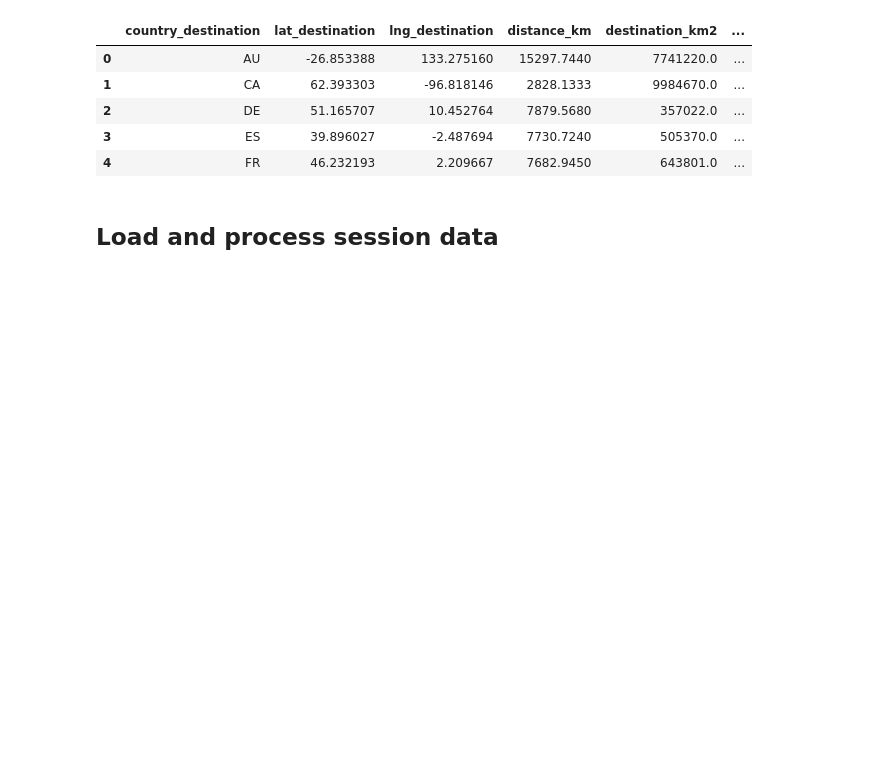
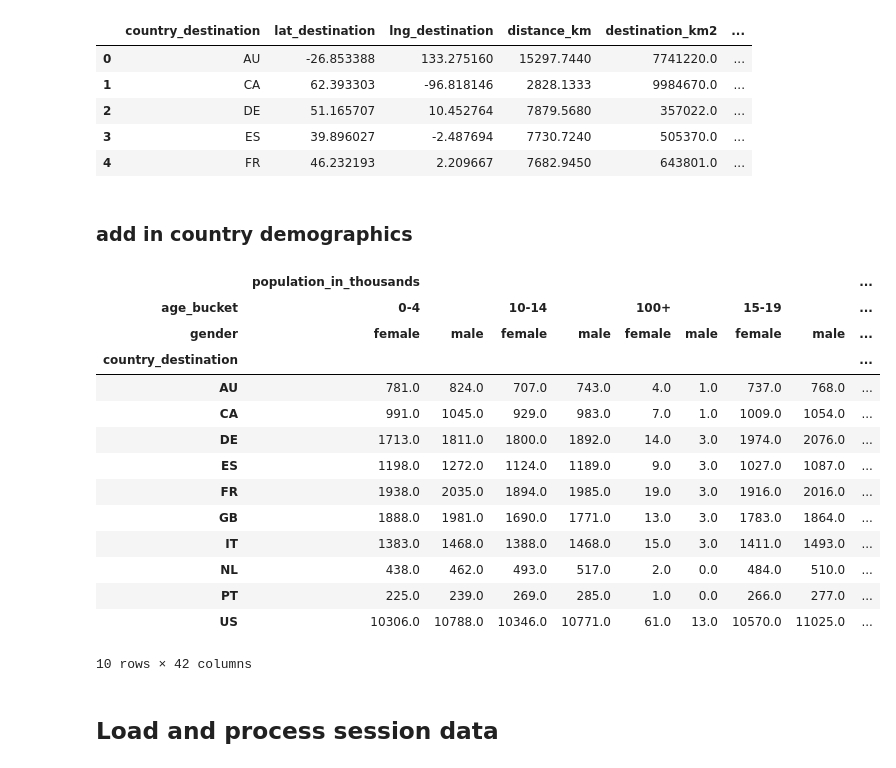
Before and after one commit to TheMichaelHu/AirbnbDestinationPrediction, a Jupyter notebook: preprocess_missing_data.ipynb, the cells around one changed output. Drawn from its saved outputs; the diff is of its cells as text; code cells hidden in the pictures; blank space fills up the shorter version.

Commit message:
try age gender buckets for age prediction

```diff
--- a/preprocess_missing_data.ipynb
+++ b/preprocess_missing_data.ipynb
@@ -28,3 +28,28 @@ def one_hot(df, cols, prefixes=None):
     return df
 
 countries = one_hot(countries, ["destination_language "], lambda col, x: "dest_%s"%(x))
+# %% [markdown]
+### add in country demographics
+# %%
+# demographics from 2015 bucketted by age and gender
+demographics = pd.read_csv('age_gender_bkts.csv')
+demographics = demographics.groupby(["country_destination", "age_bucket", "gender"]).sum()
+demographics = demographics.drop(["year"], axis=1)
+demographics = demographics.unstack(level=[1, 2])
+demographics
+# %% [output]
+|  | population_in_thousands |  |  |  |  |  |  |  | ... |
+| age_bucket | 0-4 |  | 10-14 |  | 100+ |  | 15-19 |  | ... |
+| gender | female | male | female | male | female | male | female | male | ... |
+| country_destination |  |  |  |  |  |  |  |  | ... |
+| AU | 781.0 | 824.0 | 707.0 | 743.0 | 4.0 | 1.0 | 737.0 | 768.0 | ... |
+| CA | 991.0 | 1045.0 | 929.0 | 983.0 | 7.0 | 1.0 | 1009.0 | 1054.0 | ... |
+| DE | 1713.0 | 1811.0 | 1800.0 | 1892.0 | 14.0 | 3.0 | 1974.0 | 2076.0 | ... |
+| ES | 1198.0 | 1272.0 | 1124.0 | 1189.0 | 9.0 | 3.0 | 1027.0 | 1087.0 | ... |
+| FR | 1938.0 | 2035.0 | 1894.0 | 1985.0 | 19.0 | 3.0 | 1916.0 | 2016.0 | ... |
+| GB | 1888.0 | 1981.0 | 1690.0 | 1771.0 | 13.0 | 3.0 | 1783.0 | 1864.0 | ... |
+| IT | 1383.0 | 1468.0 | 1388.0 | 1468.0 | 15.0 | 3.0 | 1411.0 | 1493.0 | ... |
+| NL | 438.0 | 462.0 | 493.0 | 517.0 | 2.0 | 0.0 | 484.0 | 510.0 | ... |
+| PT | 225.0 | 239.0 | 269.0 | 285.0 | 1.0 | 0.0 | 266.0 | 277.0 | ... |
+| US | 10306.0 | 10788.0 | 10346.0 | 10771.0 | 61.0 | 13.0 | 10570.0 | 11025.0 | ... |
+10 rows × 42 columns
```
Also changed, not shown: parts of 6 cells of this notebook, 1 other file.
